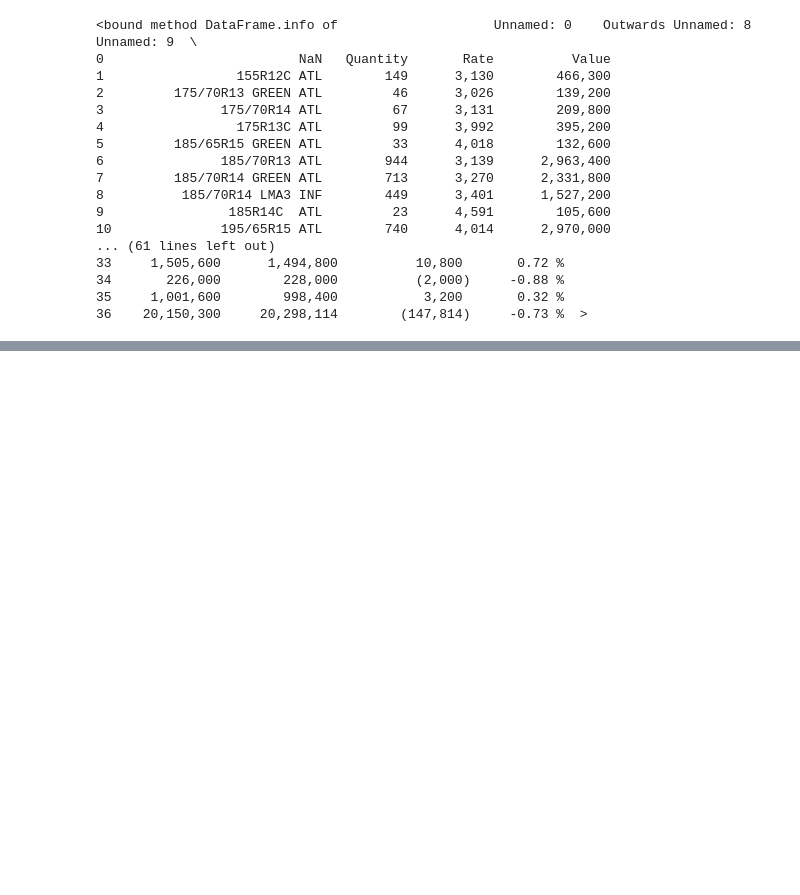
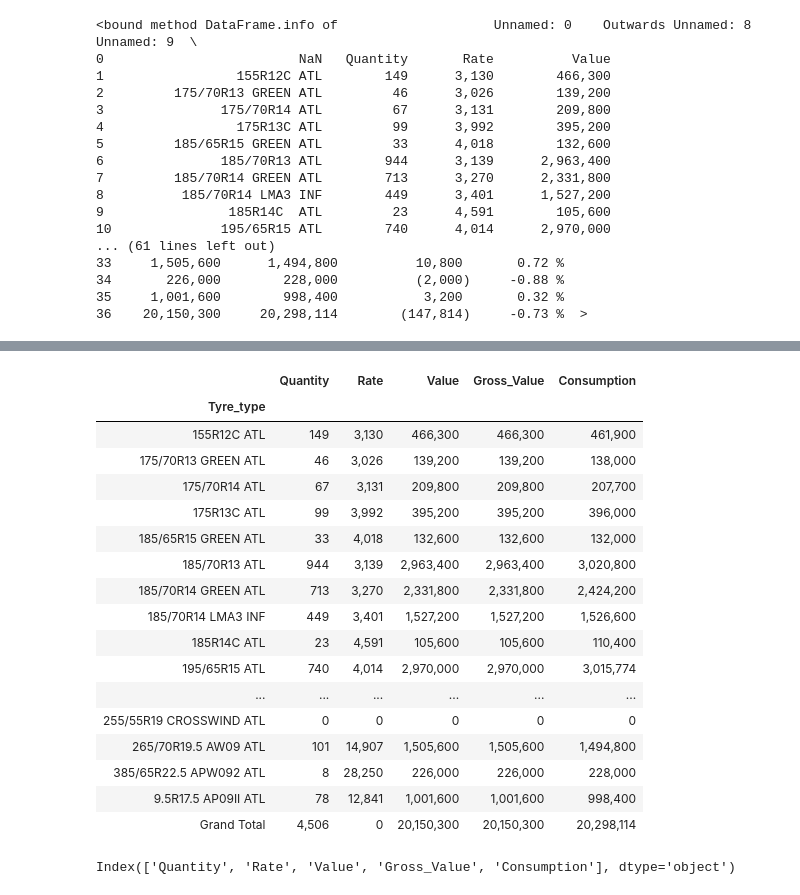
Before and after one commit to Brendahnyaringita/KamilimuDS_Atlas, a Jupyter notebook: Atlas_Tyres_Notebook.ipynb, the cells around one changed output, grey strips where cells are left out. Saved outputs shown, nothing was run; the diff lists cells and outputs as text; code cells hidden in the pictures; blank space fills up the shorter version.

```diff
--- a/Atlas_Tyres_Notebook.ipynb
+++ b/Atlas_Tyres_Notebook.ipynb
@@ -113,0 +170,36 @@ outward_tyre.gdp
+# %%
+cols = ['Quantity', 'Rate', 'Value', 'Gross_Value', 'Consumption']
+
+df2[cols].astype(str)
+df2[cols].replace(',', '')
+df2[cols].replace('nan', '0')
+#df2[cols].replace('', '')
+
+#df2[cols] =  outward_tyre_col[cols].astype(int)
+# %% [output]
+|  | Quantity | Rate | Value | Gross_Value | Consumption |
+| Tyre_type |  |  |  |  |  |
+| 155R12C ATL | 149 | 3,130 | 466,300 | 466,300 | 461,900 |
+| 175/70R13 GREEN ATL | 46 | 3,026 | 139,200 | 139,200 | 138,000 |
+| 175/70R14 ATL | 67 | 3,131 | 209,800 | 209,800 | 207,700 |
+| 175R13C ATL | 99 | 3,992 | 395,200 | 395,200 | 396,000 |
+| 185/65R15 GREEN ATL | 33 | 4,018 | 132,600 | 132,600 | 132,000 |
+| 185/70R13 ATL | 944 | 3,139 | 2,963,400 | 2,963,400 | 3,020,800 |
+| 185/70R14 GREEN ATL | 713 | 3,270 | 2,331,800 | 2,331,800 | 2,424,200 |
+| 185/70R14 LMA3 INF | 449 | 3,401 | 1,527,200 | 1,527,200 | 1,526,600 |
+| 185R14C ATL | 23 | 4,591 | 105,600 | 105,600 | 110,400 |
+| 195/65R15 ATL | 740 | 4,014 | 2,970,000 | 2,970,000 | 3,015,774 |
+| ... | ... | ... | ... | ... | ... |
+| 255/55R19 CROSSWIND ATL | 0 | 0 | 0 | 0 | 0 |
+| 265/70R19.5 AW09 ATL | 101 | 14,907 | 1,505,600 | 1,505,600 | 1,494,800 |
+| 385/65R22.5 APW092 ATL | 8 | 28,250 | 226,000 | 226,000 | 228,000 |
+| 9.5R17.5 AP09II ATL | 78 | 12,841 | 1,001,600 | 1,001,600 | 998,400 |
+| Grand Total | 4,506 | 0 | 20,150,300 | 20,150,300 | 20,298,114 |
+# %%
+#group by a specific column value- tyre_type and their quantity for starters
+
+#tyre_quantity = outward_tyre.groupby(['Tyre_type', 'Quantity'])
+#tyre_quantity.head(3)
+df2.columns
+# %% [output]
+Index(['Quantity', 'Rate', 'Value', 'Gross_Value', 'Consumption'], dtype='object')
```
Also changed, not shown: parts of 13 cells of this notebook.
